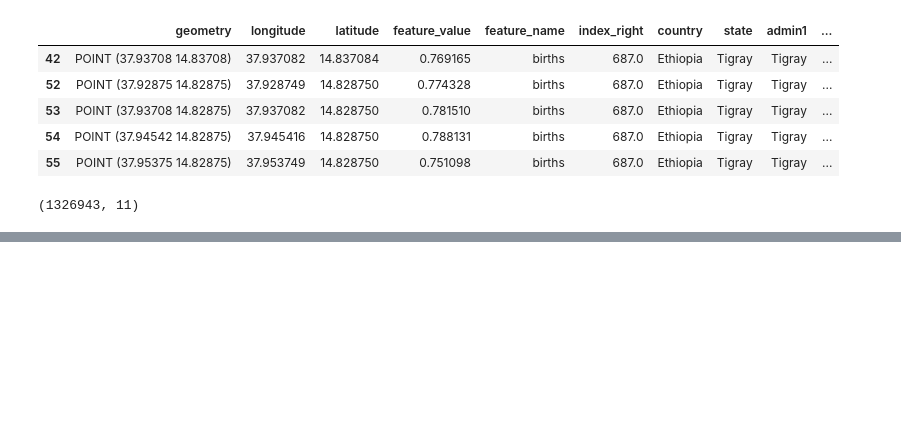
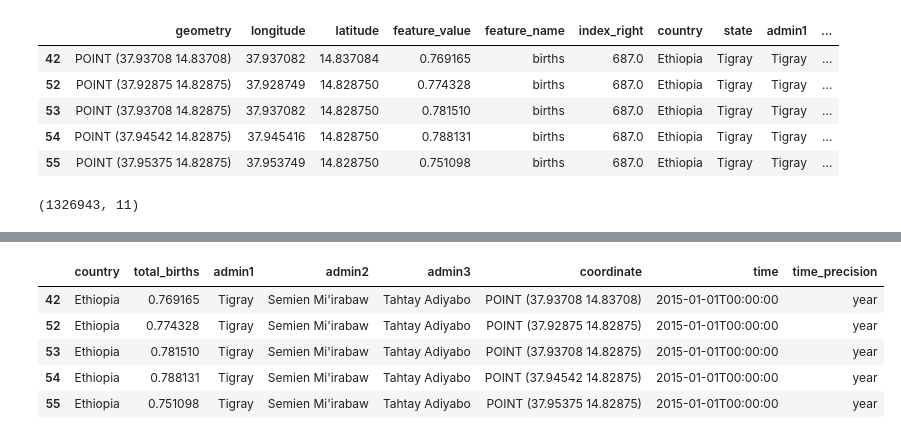
Before and after one commit to WorldModelers/Datamart-Integration, a Jupyter notebook: non-tabular-integration/worldpop-births.ipynb, the cells around one changed output, grey strips where cells are left out. Saved outputs shown, nothing was run; the diff lists cells and outputs as text; code cells hidden in the pictures; blank space fills up the shorter version.

```diff
--- a/non-tabular-integration/worldpop-births.ipynb
+++ b/non-tabular-integration/worldpop-births.ipynb
@@ -166,0 +170,9 @@ gdf_.head()
+# %%
+gdf_for_t2wml.head()
+# %% [output]
+|  | country | total_births | admin1 | admin2 | admin3 | coordinate | time | time_precision |
+| 42 | Ethiopia | 0.769165 | Tigray | Semien Mi'irabaw | Tahtay Adiyabo | POINT (37.93708 14.83708) | 2015-01-01T00:00:00 | year |
+| 52 | Ethiopia | 0.774328 | Tigray | Semien Mi'irabaw | Tahtay Adiyabo | POINT (37.92875 14.82875) | 2015-01-01T00:00:00 | year |
+| 53 | Ethiopia | 0.781510 | Tigray | Semien Mi'irabaw | Tahtay Adiyabo | POINT (37.93708 14.82875) | 2015-01-01T00:00:00 | year |
+| 54 | Ethiopia | 0.788131 | Tigray | Semien Mi'irabaw | Tahtay Adiyabo | POINT (37.94542 14.82875) | 2015-01-01T00:00:00 | year |
+| 55 | Ethiopia | 0.751098 | Tigray | Semien Mi'irabaw | Tahtay Adiyabo | POINT (37.95375 14.82875) | 2015-01-01T00:00:00 | year |
```
Also changed, not shown: parts of 10 cells of this notebook, 1 other file.
